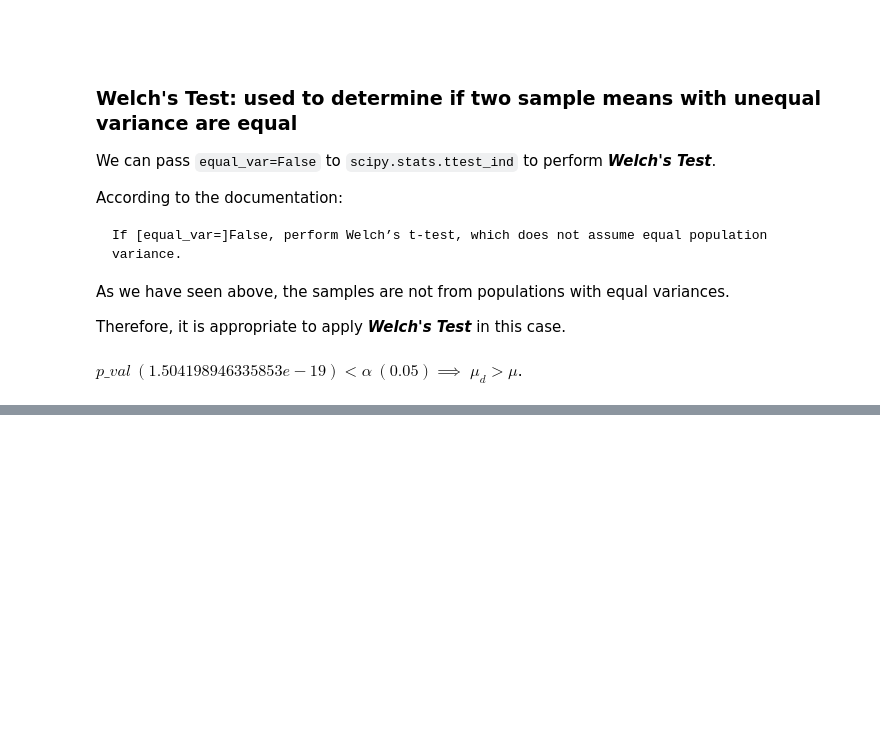
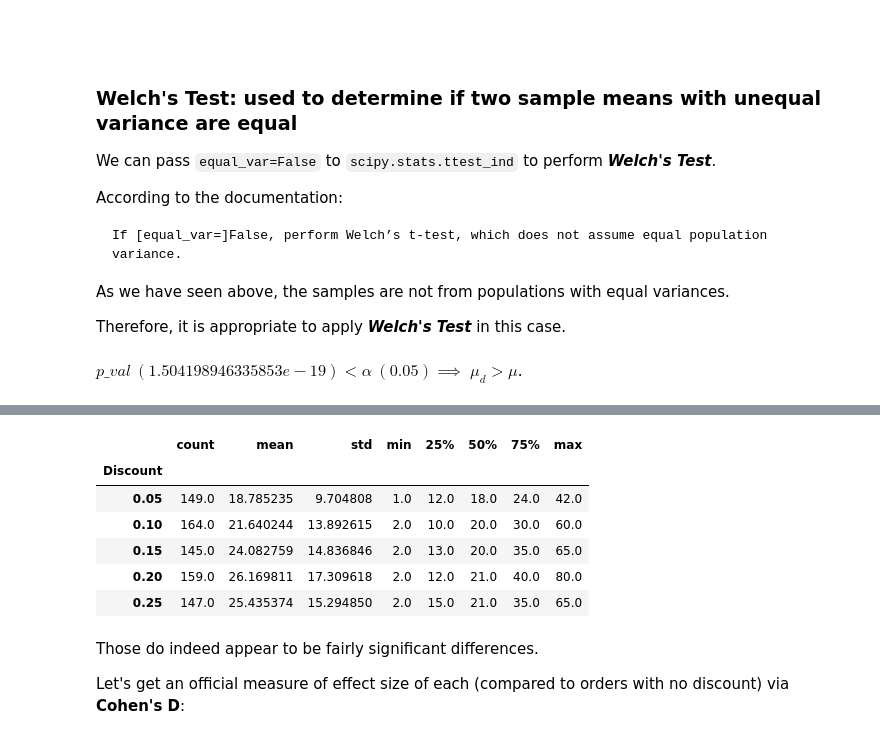
Before and after one commit to sacontreras/dsc-project-module-03, a Jupyter notebook: NorthwindProductDisountOrderEffectAnalysis.ipynb, the cells around one changed output, grey strips where cells are left out. Saved outputs shown, nothing was run; the diff lists cells and outputs as text; code cells hidden in the pictures; blank space fills up the shorter version.

```diff
--- a/NorthwindProductDisountOrderEffectAnalysis.ipynb
+++ b/NorthwindProductDisountOrderEffectAnalysis.ipynb
@@ -755,0 +852,28 @@ Residual     457297.691052  2075.0        NaN           NaN
+# %%
+# lst_discounts_with_outliers=None, display_box_plot=True, original_mean=None
+# let's go for broke and continue to remove all outliers until none remain, but let's cap it at 3 iterations.  Let's not get ridiculous, here.
+max_rounds = 3
+n_round = 0
+n_total_dropped = 0
+order_detail_qty_outliers_removed_df_2 = order_detail_qty_outliers_removed_df.copy()
+while n_round < max_rounds:
+    n_round += 1
+    n_dropped, order_detail_qty_outliers_removed_df_2 = drop_qty_outlier_vals_by_discount(
+        'order_detail_qty_outliers_removed_df_2'
+        , lst_discounts_with_outliers=None
+        , display_box_plot=False
+        , original_mean=None
+    )
+    print()
+    n_total_dropped += n_dropped
+    if n_dropped==0:
+        n_round -= 1
+        break
+
+display(Markdown(f"Ran {n_round} rounds of additional outlier-cleanup{'; dropped an additional ' + str(n_total_dropped) + ' recods' if n_total_dropped > 0 else ''}<br><br>"))
+
+orders_with_discount_df_2 = order_detail_qty_outliers_removed_df_2.query("Discount > 0")
+orders_without_discount_df_2 = order_detail_qty_outliers_removed_df_2.query("Discount == 0")
+f = "Quantity ~ C(Discount)"
+lm = ols(f, orders_with_discount_df_2).fit()
+sm.stats.anova_lm(lm, typ=2)
@@ -755,0 +911,14 @@ Residual     457297.691052  2075.0        NaN           NaN
+# %%
+orders_with_discount_df_2.Quantity.groupby(orders_with_discount_df_2.Discount).describe()
+# %% [output]
+|  | count | mean | std | min | 25% | 50% | 75% | max |
+| Discount |  |  |  |  |  |  |  |  |
+| 0.05 | 149.0 | 18.785235 | 9.704808 | 1.0 | 12.0 | 18.0 | 24.0 | 42.0 |
+| 0.10 | 164.0 | 21.640244 | 13.892615 | 2.0 | 10.0 | 20.0 | 30.0 | 60.0 |
+| 0.15 | 145.0 | 24.082759 | 14.836846 | 2.0 | 13.0 | 20.0 | 35.0 | 65.0 |
+| 0.20 | 159.0 | 26.169811 | 17.309618 | 2.0 | 12.0 | 21.0 | 40.0 | 80.0 |
+| 0.25 | 147.0 | 25.435374 | 15.294850 | 2.0 | 15.0 | 21.0 | 35.0 | 65.0 |
+# %% [markdown]
+Those do indeed appear to be fairly significant differences.
+
+Let's get an official measure of effect size of each (compared to orders with no discount) via **Cohen's D**:
```
Also changed, not shown: parts of 17 cells of this notebook.
